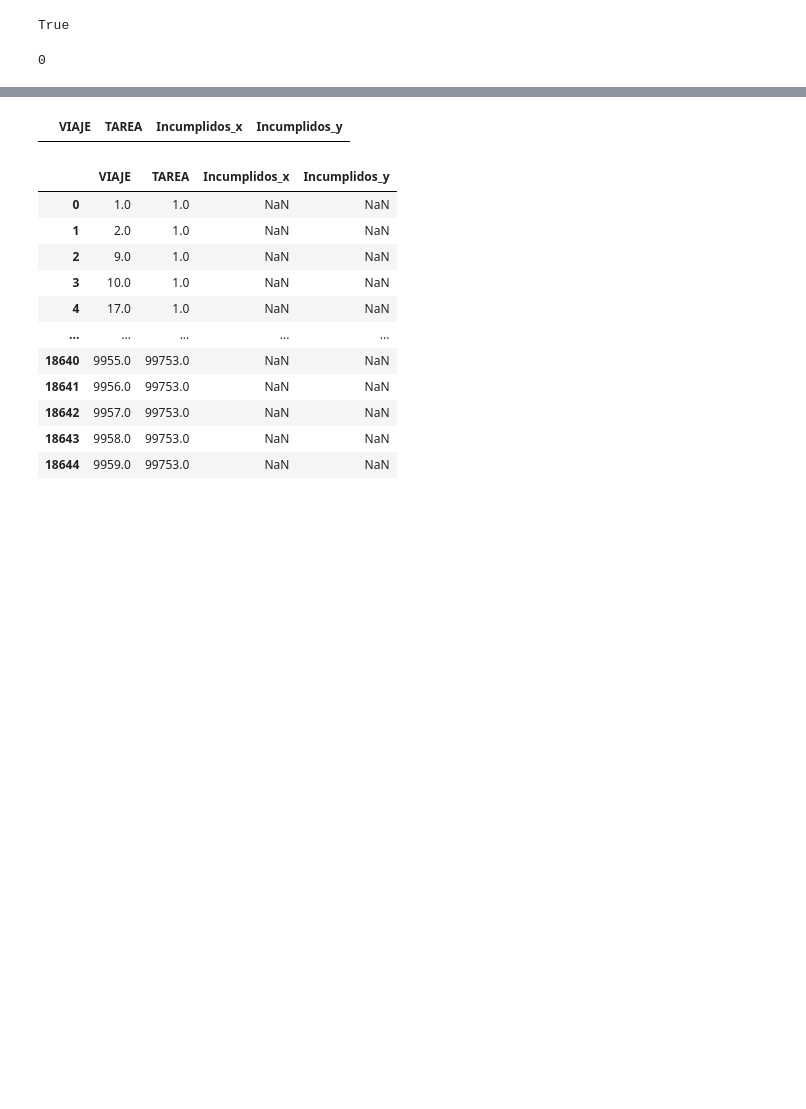
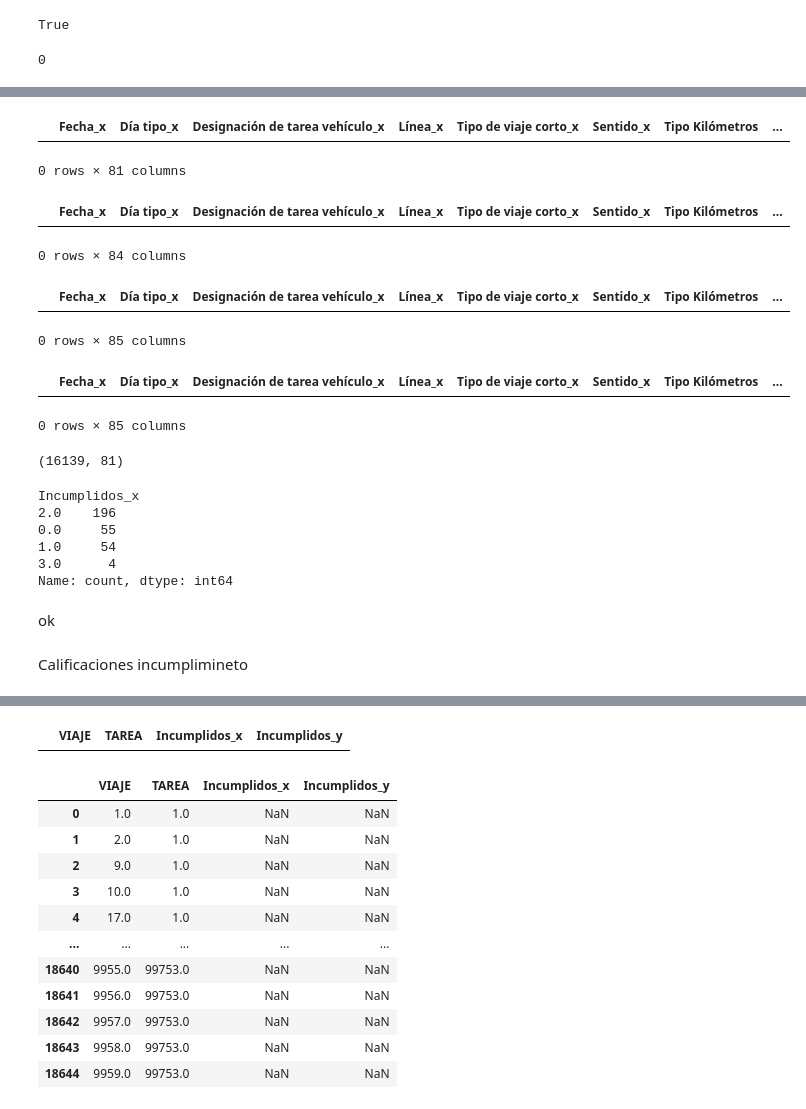
Before and after one commit to williamCastro32/bynm_mergedata, a Jupyter notebook: scripts/Merge.ipynb, the cells around one changed output, grey strips where cells are left out. Cells and saved outputs as stored; diff of their text form; code cells hidden in the pictures; blank space fills up the shorter version.

```diff
--- a/scripts/Merge.ipynb
+++ b/scripts/Merge.ipynb
@@ -323,0 +324,2 @@ mergebitacora.to_excel('../output/incumplidos.xlsx', sheet_name='prueba')
+# %%
+mergebitacora['texto_colores'] = mergebitacora.apply(rev_amarillos_rosa_text, axis=1)
@@ -323,0 +414,2 @@ mergebitacora.to_excel('../output/incumplidos.xlsx', sheet_name='prueba')
+# %%
+mergebitacora['Largo_y'] = mergebitacora.apply(rev_amarillos_rosa, axis=1)
@@ -323,0 +464,5 @@ mergebitacora.to_excel('../output/incumplidos.xlsx', sheet_name='prueba')
+# %%
+mergebitacora[mergebitacora.duplicated(subset='idadi', keep=False)]
+# %% [output]
+|  | Fecha_x | Día tipo_x | Designación de tarea vehículo_x | Línea_x | Tipo de viaje corto_x | Sentido_x | Tipo Kilómetros | ... |
+0 rows × 81 columns
@@ -323,0 +471,5 @@ mergebitacora.to_excel('../output/incumplidos.xlsx', sheet_name='prueba')
+# %%
+mergebitacora[mergebitacora['Fecha_x'].isnull()]
+# %% [output]
+|  | Fecha_x | Día tipo_x | Designación de tarea vehículo_x | Línea_x | Tipo de viaje corto_x | Sentido_x | Tipo Kilómetros | ... |
+0 rows × 84 columns
@@ -323,0 +488,10 @@ mergebitacora.to_excel('../output/incumplidos.xlsx', sheet_name='prueba')
+# %%
+mergebitacora[mergebitacora['texto'].notna()]
+# %% [output]
+|  | Fecha_x | Día tipo_x | Designación de tarea vehículo_x | Línea_x | Tipo de viaje corto_x | Sentido_x | Tipo Kilómetros | ... |
+0 rows × 85 columns
+# %%
+mergebitacora[mergebitacora['texto'].notna()]
+# %% [output]
+|  | Fecha_x | Día tipo_x | Designación de tarea vehículo_x | Línea_x | Tipo de viaje corto_x | Sentido_x | Tipo Kilómetros | ... |
+0 rows × 85 columns
@@ -323,0 +501,17 @@ mergebitacora.to_excel('../output/incumplidos.xlsx', sheet_name='prueba')
+# %%
+mergebitacora.shape
+# %% [output]
+(16139, 81)
+# %%
+mergebitacora['Incumplidos_x'].value_counts()
+# %% [output]
+Incumplidos_x
+2.0    196
+0.0     55
+1.0     54
+3.0      4
+Name: count, dtype: int64
+# %% [markdown]
+ok
+# %% [markdown]
+Calificaciones incumplimineto
```
Also changed, not shown: parts of 57 cells of this notebook, 2 other files.
